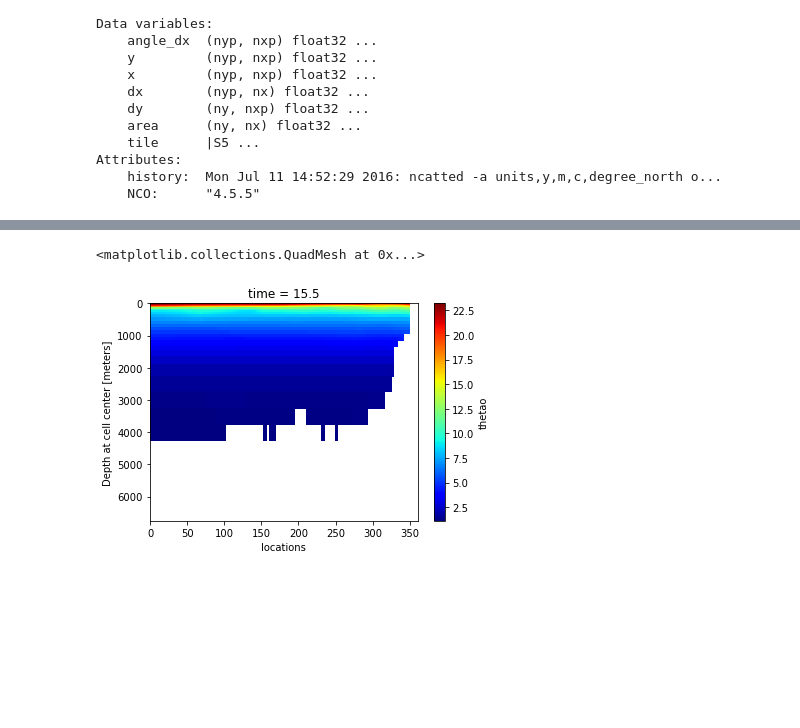
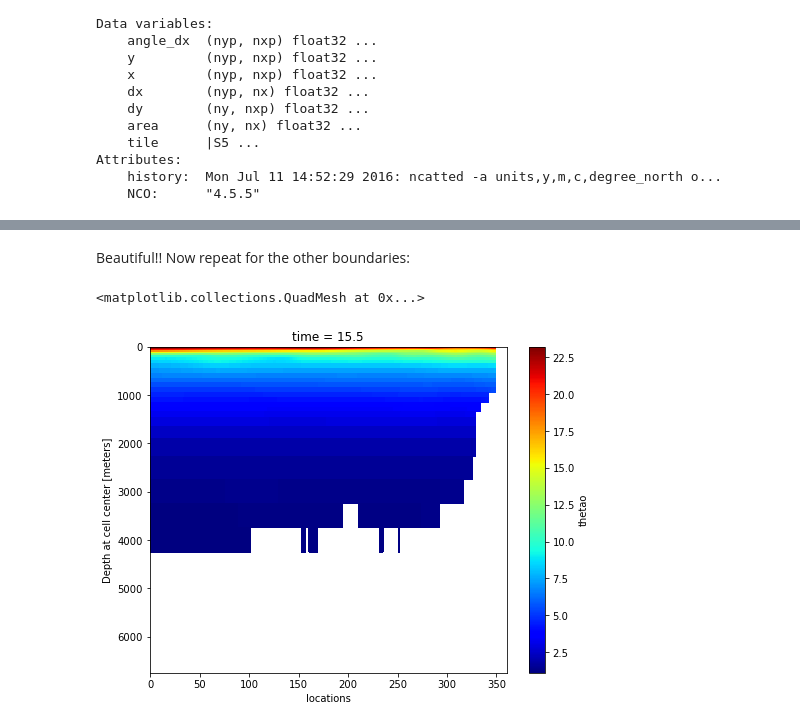
Before and after one commit to ESMG/regionalMOM6_notebooks, a Jupyter notebook: creating_obc_input_files/CCS1_OBC_from_global_MOM6.ipynb, the cells around one changed output, grey strips where cells are left out. Saved outputs shown, nothing was run; the diff lists cells and outputs as text; code cells hidden in the pictures; blank space fills up the shorter version.

```diff
--- a/creating_obc_input_files/CCS1_OBC_from_global_MOM6.ipynb
+++ b/creating_obc_input_files/CCS1_OBC_from_global_MOM6.ipynb
@@ -136,7 +164,9 @@ temp_north.isel(time=0).plot(yincrease=False, cmap='jet')
+# %% [markdown]
+Beautiful!! Now repeat for the other boundaries:
 # %%
 temp_south = regrid_south(ds_cut['thetao'])
 # %%
-temp_south.isel(time=0).plot(yincrease=False, cmap='jet')
+temp_south.isel(time=0).plot(figsize=[8, 6], yincrease=False, cmap='jet')
 # %% [output]
 <matplotlib.collections.QuadMesh at 0x...>
-[figure, old version]
+[figure, new version]
```
Also changed, not shown: parts of 55 cells of this notebook.
